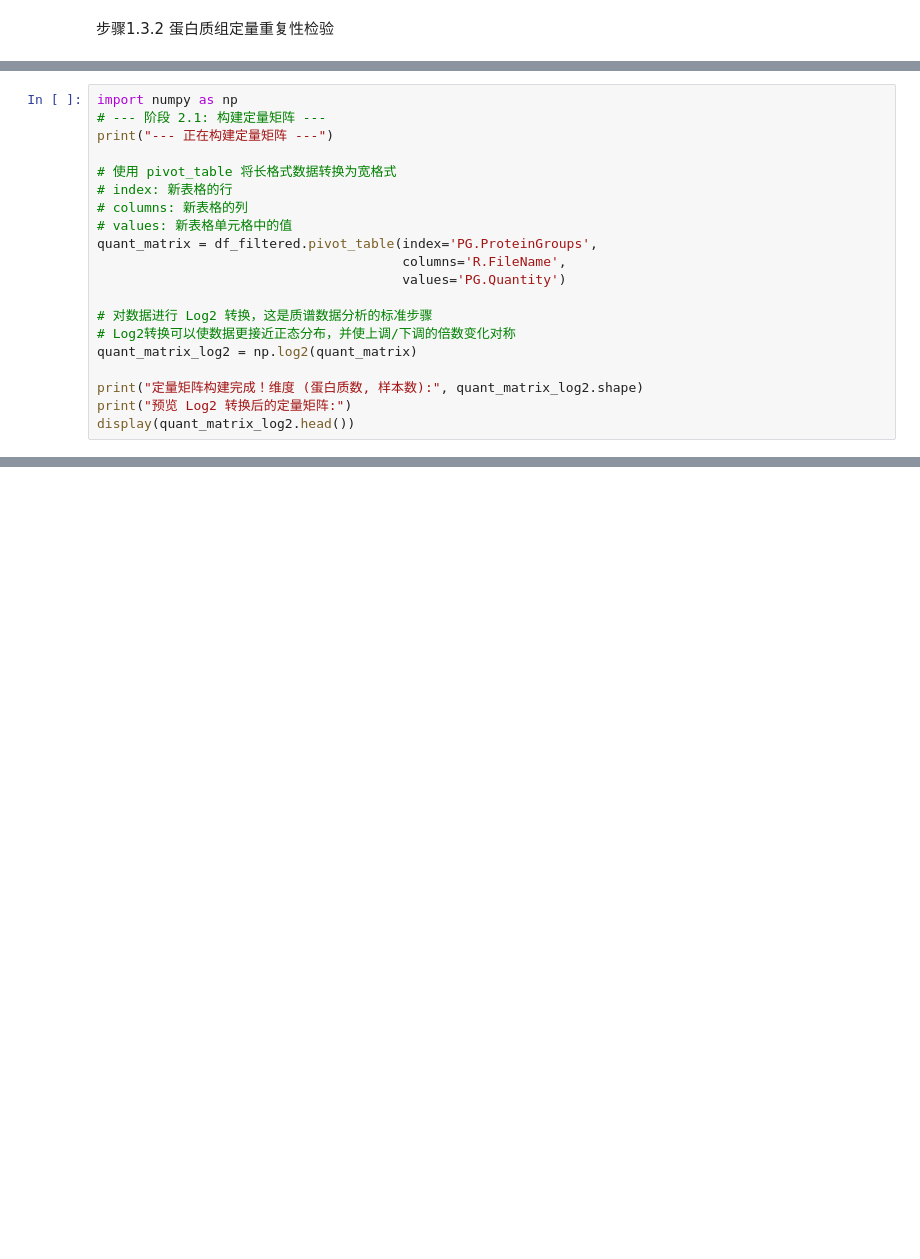
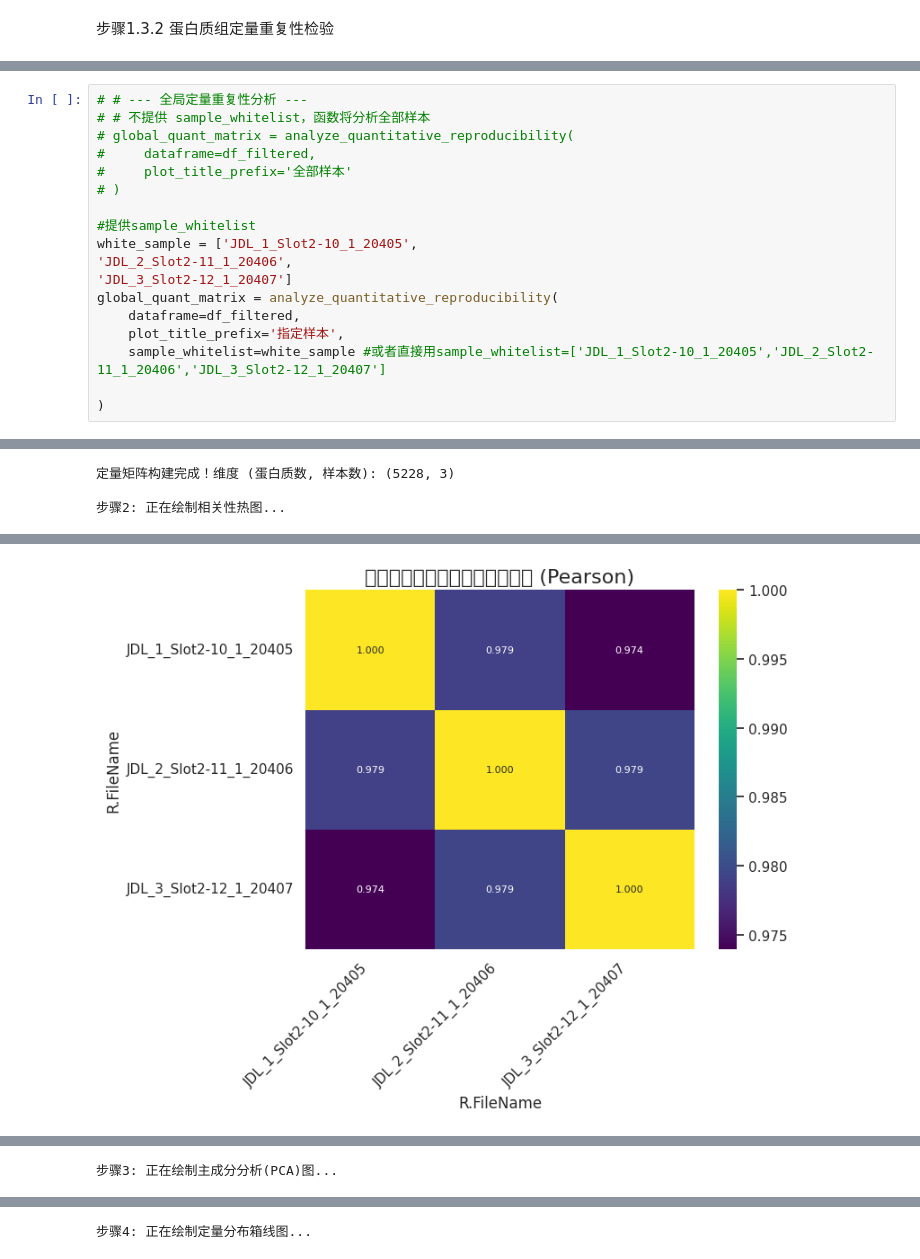
Before and after one commit to Jasper-delong/Spectronaut-Data-Preprocessing, a Jupyter notebook: scripts/preprocessing.ipynb, the cells around one changed output, grey strips where cells are left out. Drawn from its saved outputs; the diff is of its cells as text; blank space fills up the shorter version.

```diff
--- a/scripts/preprocessing.ipynb
+++ b/scripts/preprocessing.ipynb
@@ -581,20 +566,0 @@ findfont: Generic family 'sans-serif' not found because none of the following fa
-# %%
-import numpy as np
-# --- 阶段 2.1: 构建定量矩阵 ---
-print("--- 正在构建定量矩阵 ---")
-
-# 使用 pivot_table 将长格式数据转换为宽格式
-# index: 新表格的行
-# columns: 新表格的列
-# values: 新表格单元格中的值
-quant_matrix = df_filtered.pivot_table(index='PG.ProteinGroups',
-                                       columns='R.FileName',
-                                       values='PG.Quantity')
-
-# 对数据进行 Log2 转换，这是质谱数据分析的标准步骤
-# Log2转换可以使数据更接近正态分布，并使上调/下调的倍数变化对称
-quant_matrix_log2 = np.log2(quant_matrix)
-
-print("定量矩阵构建完成！维度 (蛋白质数, 样本数):", quant_matrix_log2.shape)
-print("预览 Log2 转换后的定量矩阵:")
-display(quant_matrix_log2.head())
@@ -740,0 +754,19 @@ findfont: Generic family 'sans-serif' not found because none of the following fa
+# %%
+# # --- 全局定量重复性分析 ---
+# # 不提供 sample_whitelist，函数将分析全部样本
+# global_quant_matrix = analyze_quantitative_reproducibility(
+#     dataframe=df_filtered,
+#     plot_title_prefix='全部样本'
+# )
+
+#提供sample_whitelist
+white_sample = ['JDL_1_Slot2-10_1_20405',
+'JDL_2_Slot2-11_1_20406',
+'JDL_3_Slot2-12_1_20407']
+global_quant_matrix = analyze_quantitative_reproducibility(
+    dataframe=df_filtered,
+    plot_title_prefix='指定样本',
+    sample_whitelist=white_sample #或者直接用sample_whitelist=['JDL_1_Slot2-10_1_20405','JDL_2_Slot2-11_1_20406','JDL_3_Slot2-12_1_20407']
+
+)
+# %% [output]
@@ -740,0 +794,3 @@ findfont: Generic family 'sans-serif' not found because none of the following fa
+定量矩阵构建完成！维度 (蛋白质数, 样本数): (5228, 3)
+
+步骤2: 正在绘制相关性热图...
@@ -740,0 +814 @@ findfont: Generic family 'sans-serif' not found because none of the following fa
+[figure, added]
@@ -740,0 +827 @@ findfont: Generic family 'sans-serif' not found because none of the following fa
+步骤3: 正在绘制主成分分析(PCA)图...
@@ -740,0 +850 @@ findfont: Generic family 'sans-serif' not found because none of the following fa
+步骤4: 正在绘制定量分布箱线图...
```
Also changed, not shown: parts of 14 cells of this notebook, 1 other file.
